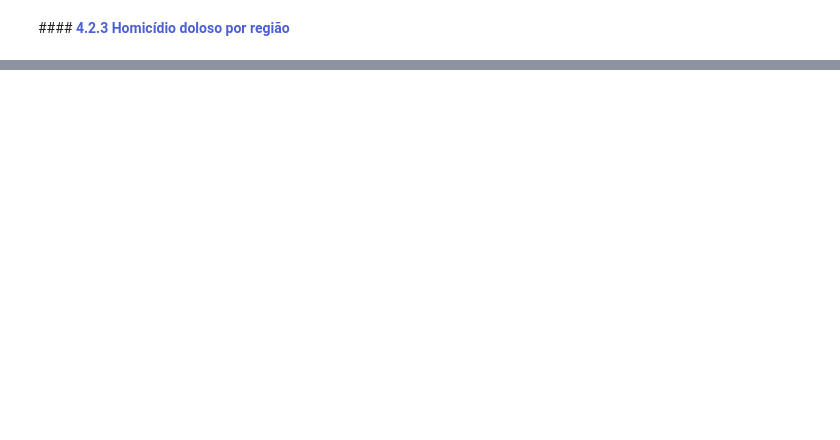
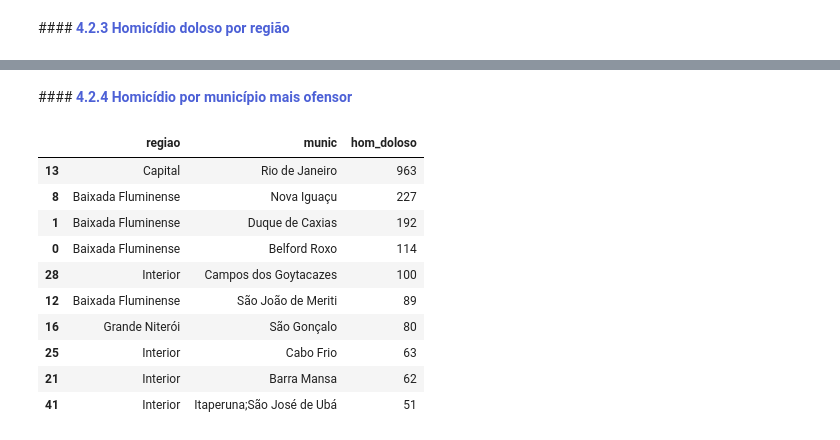
Before and after one commit to gabrielmprata/Info_seguranca_publica_rj, a Jupyter notebook: Info_seguranca_publica_rj.ipynb, the cells around one changed output, grey strips where cells are left out. Drawn from its saved outputs; the diff is of its cells as text; code cells hidden in the pictures; blank space fills up the shorter version.

```diff
--- a/Info_seguranca_publica_rj.ipynb
+++ b/Info_seguranca_publica_rj.ipynb
@@ -921,0 +925,18 @@ fig.show()
+# %% [markdown]
+####**<font color=#4c60d6> 4.2.4 Homicídio por município mais ofensor**
+# %%
+df_homiciodio_mun = df_anuario.groupby(['regiao','munic'])['hom_doloso'].sum().reset_index()
+df_homiciodio_mun =  df_homiciodio_mun.sort_values(by='hom_doloso', ascending=False).head(10)
+df_homiciodio_mun
+# %% [output]
+|  | regiao | munic | hom_doloso |
+| 13 | Capital | Rio de Janeiro | 963 |
+| 8 | Baixada Fluminense | Nova Iguaçu | 227 |
+| 1 | Baixada Fluminense | Duque de Caxias | 192 |
+| 0 | Baixada Fluminense | Belford Roxo | 114 |
+| 28 | Interior | Campos dos Goytacazes | 100 |
+| 12 | Baixada Fluminense | São João de Meriti | 89 |
+| 16 | Grande Niterói | São Gonçalo | 80 |
+| 25 | Interior | Cabo Frio | 63 |
+| 21 | Interior | Barra Mansa | 62 |
+| 41 | Interior | Itaperuna;São José de Ubá | 51 |
```
Also changed, not shown: parts of 3 cells of this notebook.
